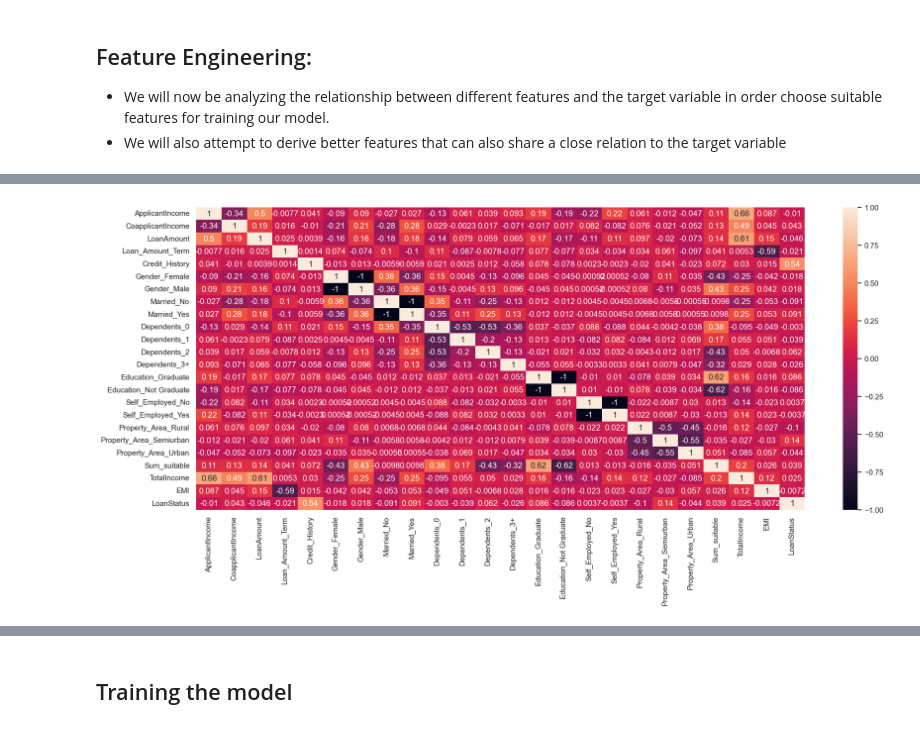
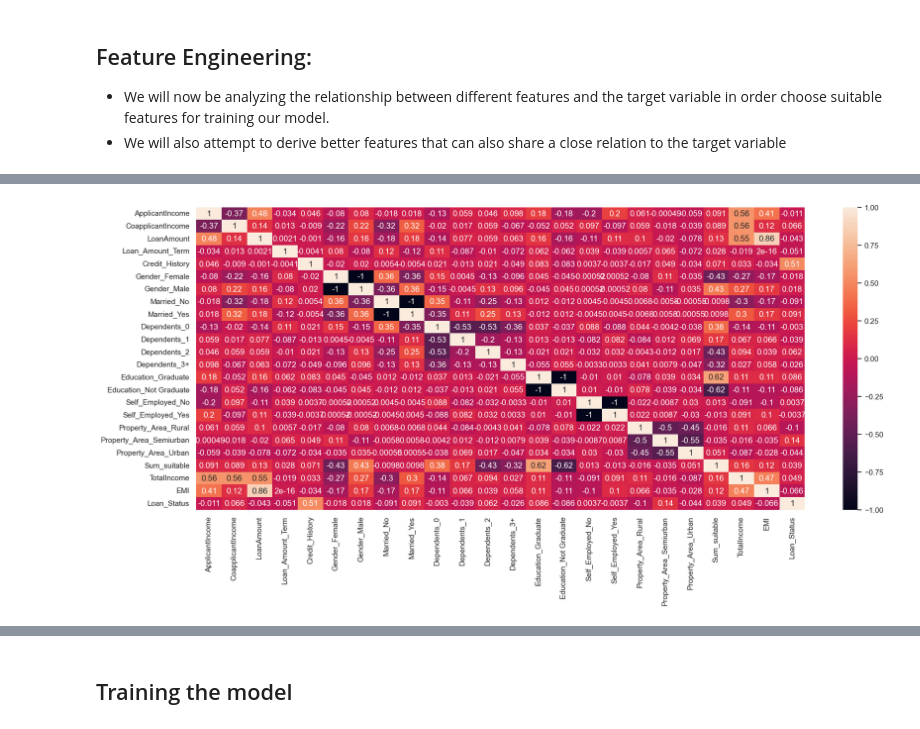
Before and after one commit to bhaskarmulik/Home-loan-prediction-model, a Jupyter notebook: src.ipynb, the cells around one changed output, grey strips where cells are left out. Saved outputs shown, nothing was run; the diff lists cells and outputs as text; code cells hidden in the pictures.

```diff
--- a/src.ipynb
+++ b/src.ipynb
@@ -697,24 +824,19 @@ for i in range(0,3,1):
 import scipy.stats as stats
 
 #We first plot the features that require a power transformation
-def plotting_dist(datafr):
-    for col in num_cols:
-        sns.set_theme(style='darkgrid')
-        plt.figure(figsize=(4,4))
-        sns.displot(data=datafr[col])
-        plt.title(col)
-
-        # plt.subplot(122)
-        # stats.probplot(new_df[col], dist='norm', plot=plt)
-    for col in num_cols:
-        sns.set_theme(style='darkgrid')
-        plt.figure(figsize=(4,4))
-        stats.probplot(x=datafr[col], dist='norm', plot=plt)
-        plt.title(col)
-
-        plt.show()
-
-plotting_dist(new_df)
+for col in num_cols:
+    sns.set_theme(style='darkgrid')
+    plt.figure(figsize=(4,4))
+    sns.displot(data=X[col])
+    plt.title(col)
+    # plt.subplot(122)
+    # stats.probplot(new_df[col], dist='norm', plot=plt)
+for col in num_cols:
+    sns.set_theme(style='darkgrid')
+    plt.figure(figsize=(4,4))
+    stats.probplot(x=X[col], dist='norm', plot=plt)
+    plt.title(col)
+    plt.show()
 # %% [output]
 <Figure size 400x400 with 0 Axes>
 [figure]
@@ -734,9 +856,10 @@ plotting_dist(new_df)
 from sklearn.preprocessing import PowerTransformer
 
 yj = PowerTransformer(method='yeo-johnson')
-new_nums = pd.DataFrame(yj.fit_transform(new_df[num_cols]))
+new_nums = pd.DataFrame(yj.fit_transform(X[num_cols]))
 
 new_nums.columns = num_cols
-plotting_dist(new_nums)
+#To replace the original columns with the transformed columns
+X[num_cols] = new_nums[num_cols]
 
 #Since the data was very skewed, we werent able to produce as much influence over the distribution
@@ -776,11 +868,6 @@ new_df_cat.head()
 * We will now be analyzing the relationship between different features and the target variable in order choose suitable features for training our model.
 * We will also attempt to derive better features that can also share a close relation to the target variable
 # %%
-#Since we are now solely focusing on finding suitable features for the ML model, it is better to use coined terms
-
-X = new_df.drop(cat_cols, axis=1)
-X = pd.concat([X, new_df_cat], axis=1)
-
 #From the above gained insights, I summed the most suitable features
 suitable_feat = ['Gender_Male', 'Dependents_0', 'Dependents_1', 'Education_Graduate']
 X['Sum_suitable'] = X[suitable_feat].sum(axis=1)
@@ -814,8 +882,8 @@ X.head()
 # %%
 #Lets draw one more heatmap to now analyze the relations between categorical variables too
 
 plt.figure(figsize=(20,8))
-sns.heatmap(data=X.join(loan_status).corr(),annot=True)
+sns.heatmap(data=X.join(y).corr(),annot=True)
 plt.show()
 # %% [output]
-[figure, old version]
+[figure, new version]
```
Also changed, not shown: parts of 49 cells of this notebook, 1 other file.
